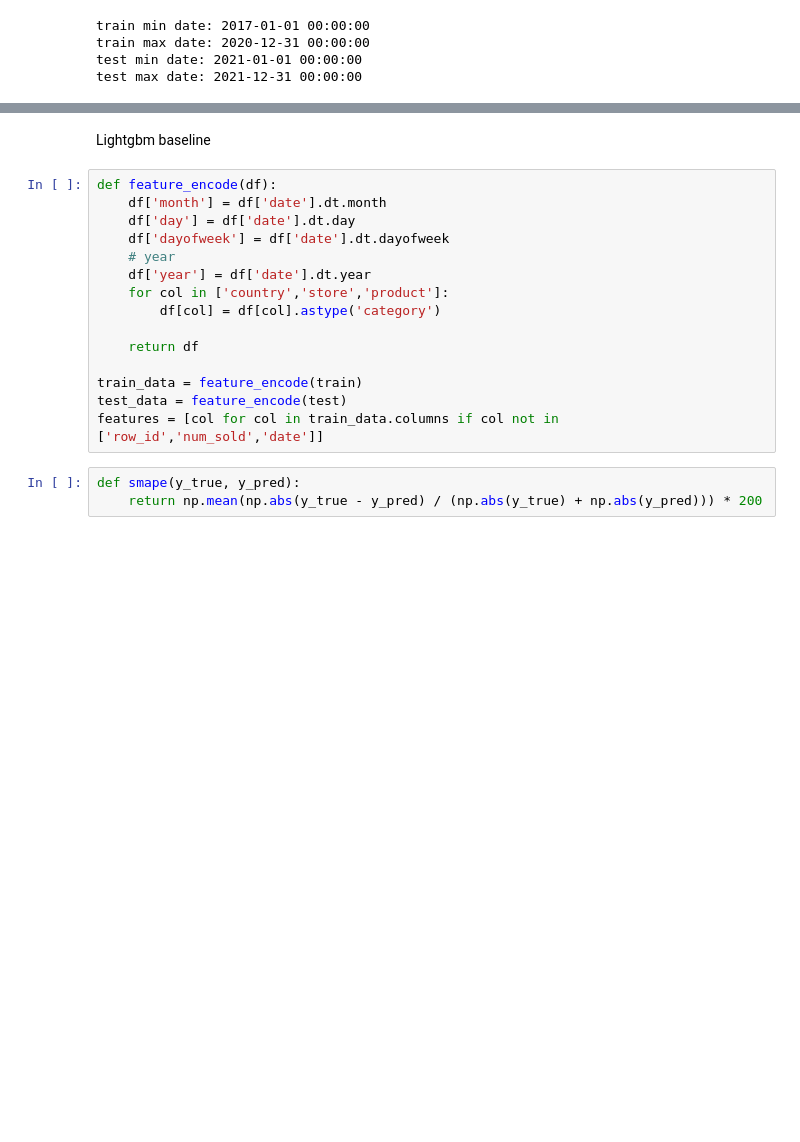
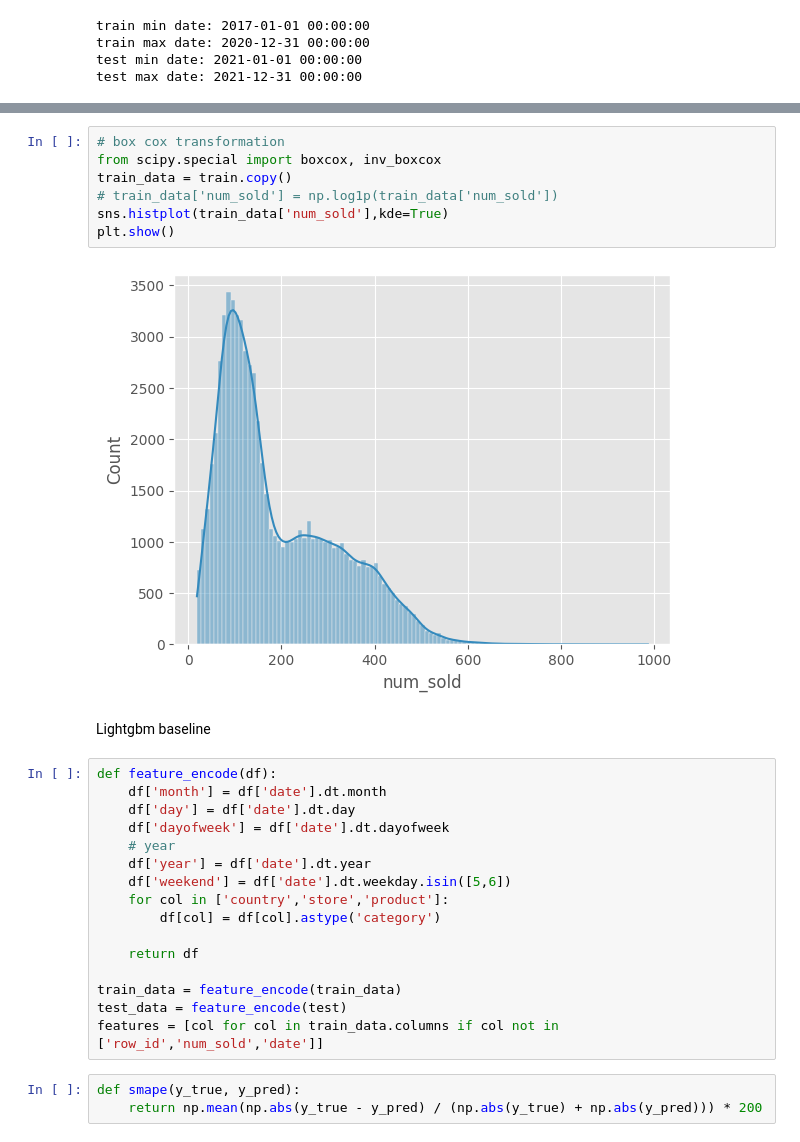
Before and after one commit to datanetai/Machine-Learning, a Jupyter notebook: tps/sep-2022/lightgbm.ipynb, the cells around one changed output, grey strips where cells are left out. Drawn from its saved outputs; the diff is of its cells as text; blank space fills up the shorter version.

```diff
--- a/tps/sep-2022/lightgbm.ipynb
+++ b/tps/sep-2022/lightgbm.ipynb
@@ -53,3 +59,12 @@ plt.show()
+# %%
+# box cox transformation
+from scipy.special import boxcox, inv_boxcox
+train_data = train.copy()
+# train_data['num_sold'] = np.log1p(train_data['num_sold'])
+sns.histplot(train_data['num_sold'],kde=True)
+plt.show()
+# %% [output]
+[figure, added]
 # %% [markdown]
 Lightgbm baseline
 # %%
@@ -59,12 +74,13 @@ def feature_encode(df):
     df['dayofweek'] = df['date'].dt.dayofweek
     # year
     df['year'] = df['date'].dt.year
+    df['weekend'] = df['date'].dt.weekday.isin([5,6])
     for col in ['country','store','product']:
         df[col] = df[col].astype('category')
 
     return df
 
-train_data = feature_encode(train)
+train_data = feature_encode(train_data)
 test_data = feature_encode(test)
 features = [col for col in train_data.columns if col not in ['row_id','num_sold','date']]
 # %%
```
Also changed, not shown: parts of 9 cells of this notebook.
